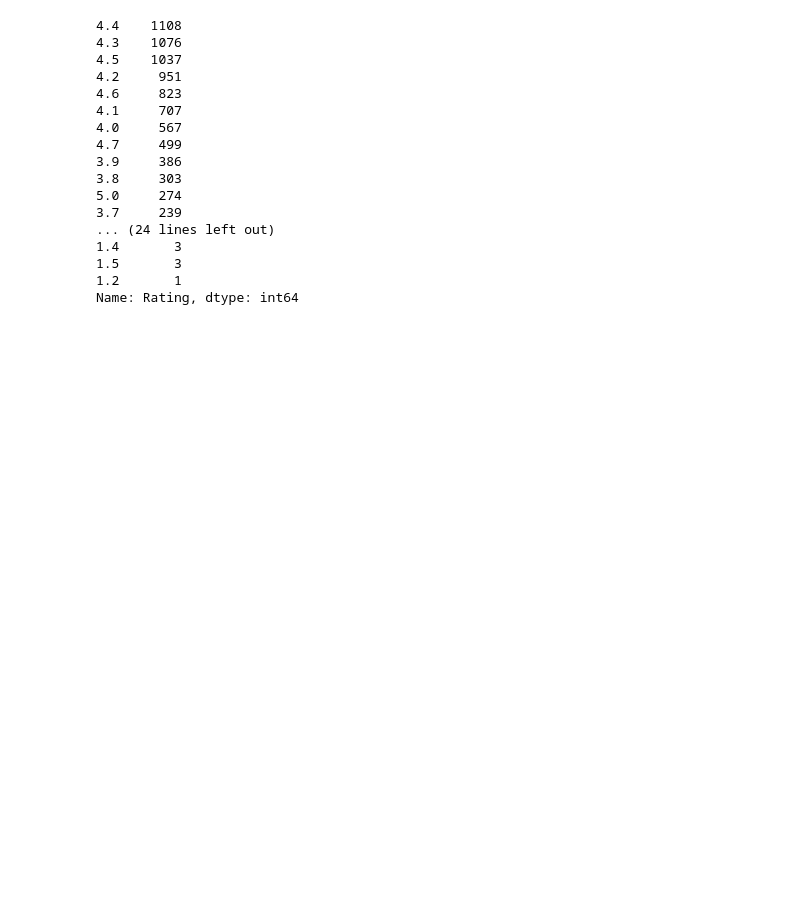
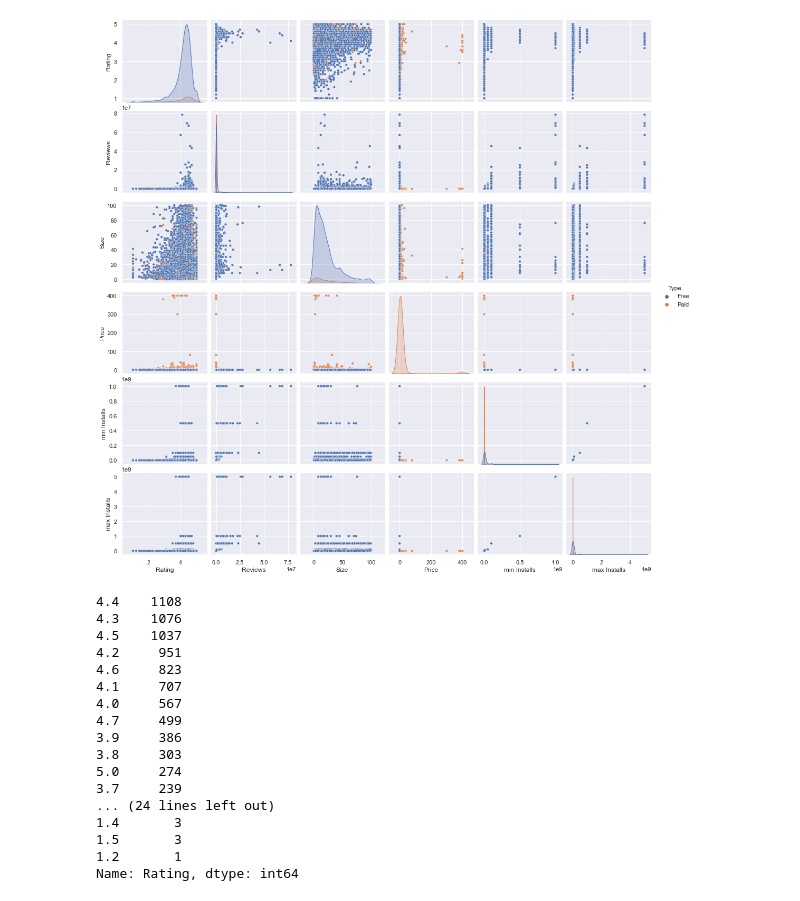
Before and after one commit to bryanaguiar/Data-Science-Group-Project, a Jupyter notebook: Playstore_Analysis_Data_Clean_Up.ipynb, the cells around one changed output. Cells and saved outputs as stored; diff of their text form; code cells hidden in the pictures; blank space fills up the shorter version.

Commit message:
Added comments, cleaned up graphs

```diff
--- a/Playstore_Analysis_Data_Clean_Up.ipynb
+++ b/Playstore_Analysis_Data_Clean_Up.ipynb
@@ -190,0 +186,7 @@ plot = sns.pairplot(df[['Rating', 'Reviews', 'Price', 'Type']], hue='Type')
+# %%
+#Add min installs and max installs columns -> This is the 'installs' column as two ints representing a range
+df['min Installs'] = df['Installs'].str.replace(',', '').str.replace('+', '').astype(int)
+multiplicationFactor = np.where(df['Installs'].str[0].astype(int) % 5 == 0, 2, 5)
+df['min Installs'] = df['min Installs'].astype(np.int64)
+df['max Installs'] = df['min Installs'] * multiplicationFactor - 1
+df[['Installs', 'min Installs', 'max Installs']].head()
@@ -191,3 +243,8 @@ plot = sns.pairplot(df[['Rating', 'Reviews', 'Price', 'Type']], hue='Type')
+# %%
+#A look at all of the numerical features
+plot = sns.pairplot(df, hue='Type', plot_kws={"s": 20})
+# %% [output]
+[figure, added]
 # %%
 # Show the distribution of all ratings
 print(df.Rating.value_counts())
```
Also changed, not shown: parts of 70 cells of this notebook.
